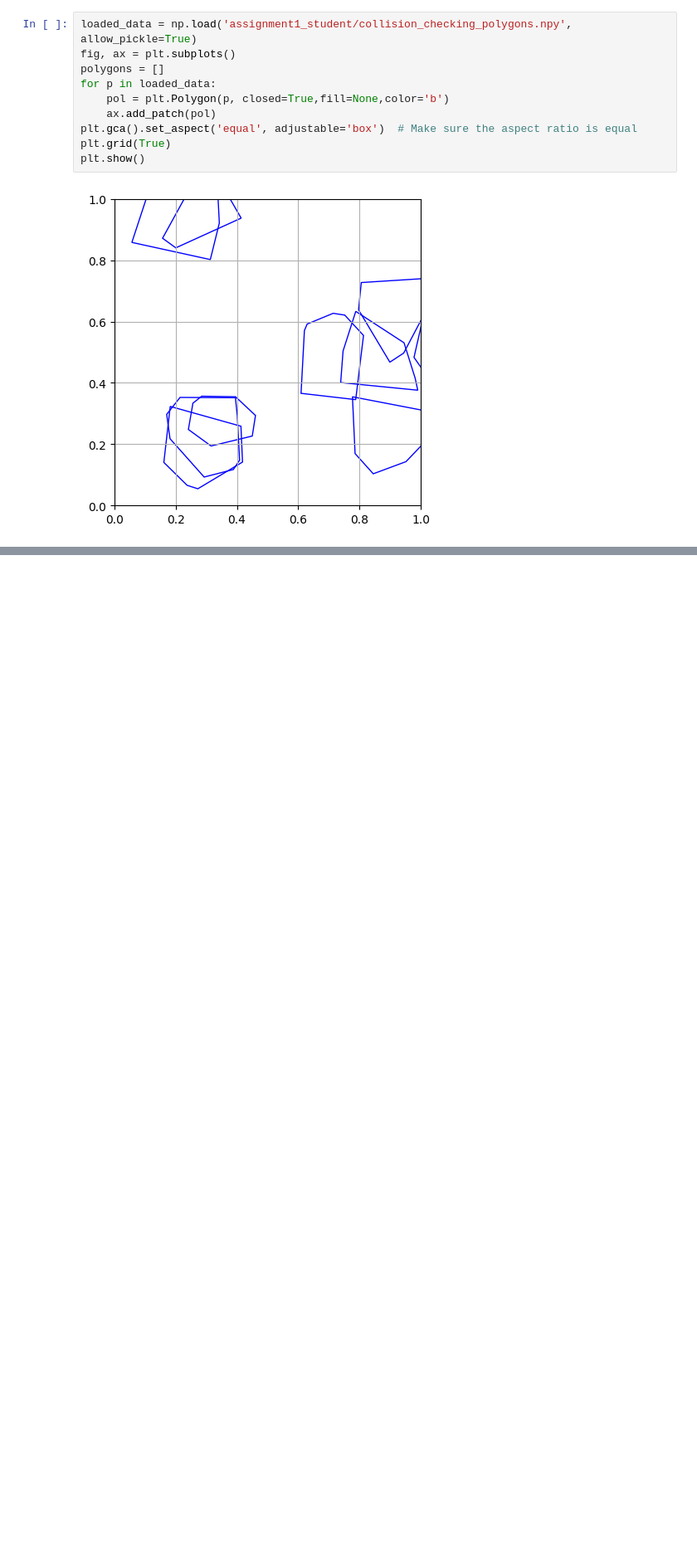
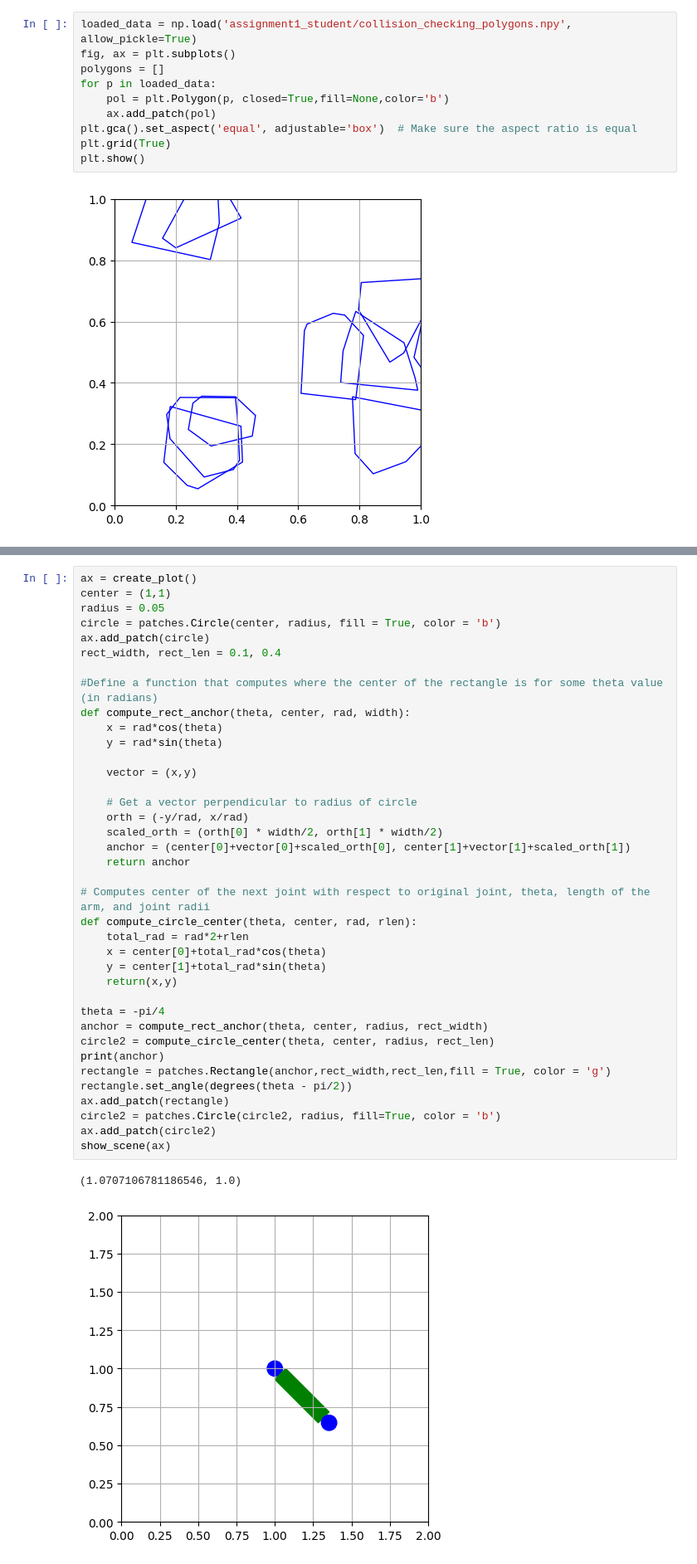
Before and after one commit to Sina-Haz/Robotics-1, a Jupyter notebook: Project_1.ipynb, the cells around one changed output, grey strips where cells are left out. Shown at 83% size. Saved outputs shown, nothing was run; the diff lists cells and outputs as text; blank space fills up the shorter version.

```diff
--- a/Project_1.ipynb
+++ b/Project_1.ipynb
@@ -111,0 +125,41 @@ plt.show()
+# %%
+ax = create_plot()
+center = (1,1)
+radius = 0.05
+circle = patches.Circle(center, radius, fill = True, color = 'b')
+ax.add_patch(circle)
+rect_width, rect_len = 0.1, 0.4
+
+#Define a function that computes where the center of the rectangle is for some theta value (in radians)
+def compute_rect_anchor(theta, center, rad, width):
+    x = rad*cos(theta)
+    y = rad*sin(theta)
+
+    vector = (x,y)
+
+    # Get a vector perpendicular to radius of circle
+    orth = (-y/rad, x/rad)
+    scaled_orth = (orth[0] * width/2, orth[1] * width/2)
+    anchor = (center[0]+vector[0]+scaled_orth[0], center[1]+vector[1]+scaled_orth[1])
+    return anchor
+
+# Computes center of the next joint with respect to original joint, theta, length of the arm, and joint radii
+def compute_circle_center(theta, center, rad, rlen):
+    total_rad = rad*2+rlen
+    x = center[0]+total_rad*cos(theta)
+    y = center[1]+total_rad*sin(theta)
+    return(x,y)
+
+theta = -pi/4
+anchor = compute_rect_anchor(theta, center, radius, rect_width)
+circle2 = compute_circle_center(theta, center, radius, rect_len)
+print(anchor)
+rectangle = patches.Rectangle(anchor,rect_width,rect_len,fill = True, color = 'g')
+rectangle.set_angle(degrees(theta - pi/2))
+ax.add_patch(rectangle)
+circle2 = patches.Circle(circle2, radius, fill=True, color = 'b')
+ax.add_patch(circle2)
+show_scene(ax)
+# %% [output]
+(1.0707106781186546, 1.0)
+[figure, added]
```
Also changed, not shown: parts of 2 cells of this notebook, 1 other file.
